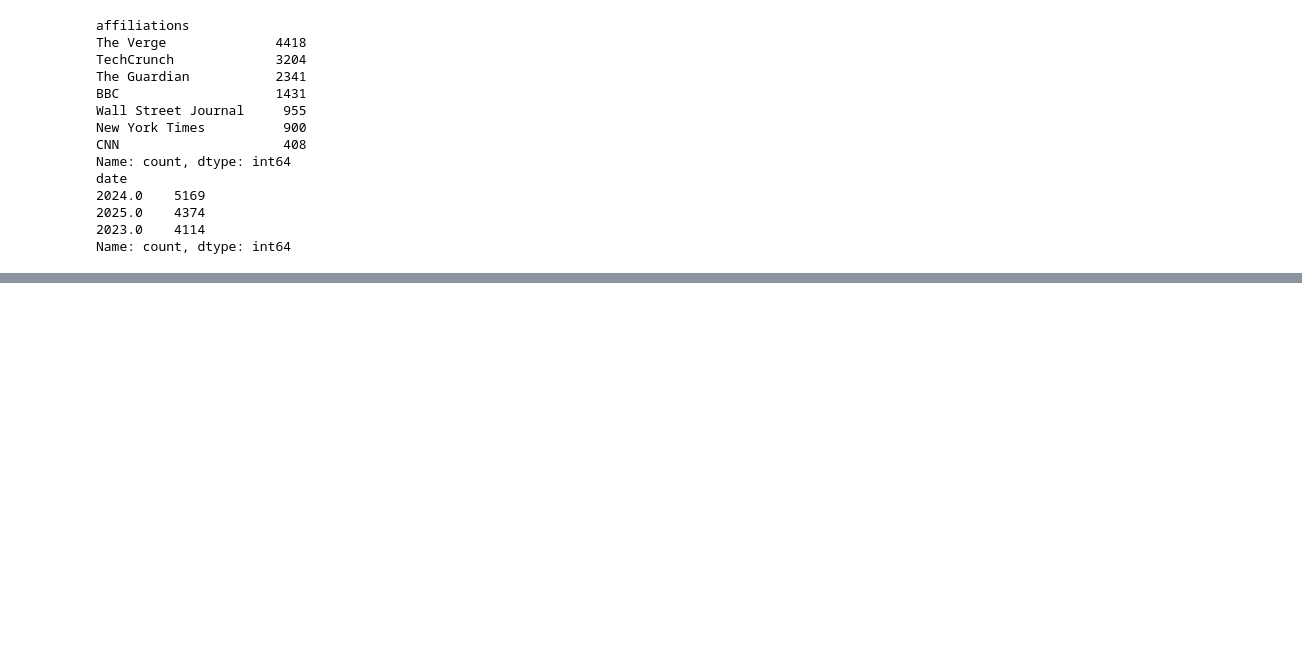
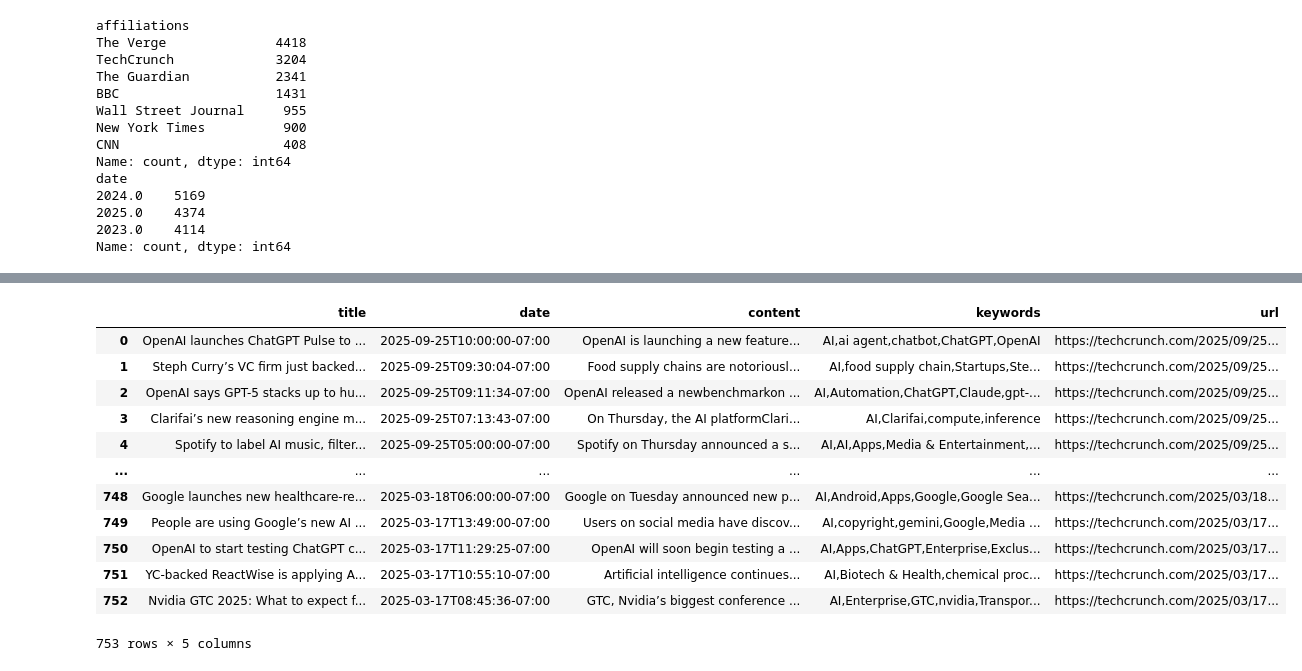
Before and after one commit to choi-ce3l/Journal, a Jupyter notebook: 데이터 병합.ipynb, the cells around one changed output, grey strips where cells are left out. Cells and saved outputs as stored; diff of their text form; code cells hidden in the pictures; blank space fills up the shorter version.

```diff
--- a/데이터 병합.ipynb
+++ b/데이터 병합.ipynb
@@ -934,2 +936,5 @@ Name: count, dtype: int64
 # %%
 import pandas as pd
+
+techcrunch=pd.read_csv('/home/dslab/choi/Journal/Crawler/techcrunch_ai_articles.csv')
+techcrunch.info()
@@ -935,0 +954,16 @@ import pandas as pd
+# %%
+techcrunch
+# %% [output]
+|  | title | date | content | keywords | url |
+| 0 | OpenAI launches ChatGPT Pulse to ... | 2025-09-25T10:00:00-07:00 | OpenAI is launching a new feature... | AI,ai agent,chatbot,ChatGPT,OpenAI | https://techcrunch.com/2025/09/25... |
+| 1 | Steph Curry’s VC firm just backed... | 2025-09-25T09:30:04-07:00 | Food supply chains are notoriousl... | AI,food supply chain,Startups,Ste... | https://techcrunch.com/2025/09/25... |
+| 2 | OpenAI says GPT-5 stacks up to hu... | 2025-09-25T09:11:34-07:00 | OpenAI released a newbenchmarkon ... | AI,Automation,ChatGPT,Claude,gpt-... | https://techcrunch.com/2025/09/25... |
+| 3 | Clarifai’s new reasoning engine m... | 2025-09-25T07:13:43-07:00 | On Thursday, the AI platformClari... | AI,Clarifai,compute,inference | https://techcrunch.com/2025/09/25... |
+| 4 | Spotify to label AI music, filter... | 2025-09-25T05:00:00-07:00 | Spotify on Thursday announced a s... | AI,AI,Apps,Media & Entertainment,... | https://techcrunch.com/2025/09/25... |
+| ... | ... | ... | ... | ... | ... |
+| 748 | Google launches new healthcare-re... | 2025-03-18T06:00:00-07:00 | Google on Tuesday announced new p... | AI,Android,Apps,Google,Google Sea... | https://techcrunch.com/2025/03/18... |
+| 749 | People are using Google’s new AI ... | 2025-03-17T13:49:00-07:00 | Users on social media have discov... | AI,copyright,gemini,Google,Media ... | https://techcrunch.com/2025/03/17... |
+| 750 | OpenAI to start testing ChatGPT c... | 2025-03-17T11:29:25-07:00 | OpenAI will soon begin testing a ... | AI,Apps,ChatGPT,Enterprise,Exclus... | https://techcrunch.com/2025/03/17... |
+| 751 | YC-backed ReactWise is applying A... | 2025-03-17T10:55:10-07:00 | Artificial intelligence continues... | AI,Biotech & Health,chemical proc... | https://techcrunch.com/2025/03/17... |
+| 752 | Nvidia GTC 2025: What to expect f... | 2025-03-17T08:45:36-07:00 | GTC, Nvidia’s biggest conference ... | AI,Enterprise,GTC,nvidia,Transpor... | https://techcrunch.com/2025/03/17... |
+753 rows × 5 columns
```
Also changed, not shown: parts of 5 cells of this notebook, 2 other files.
